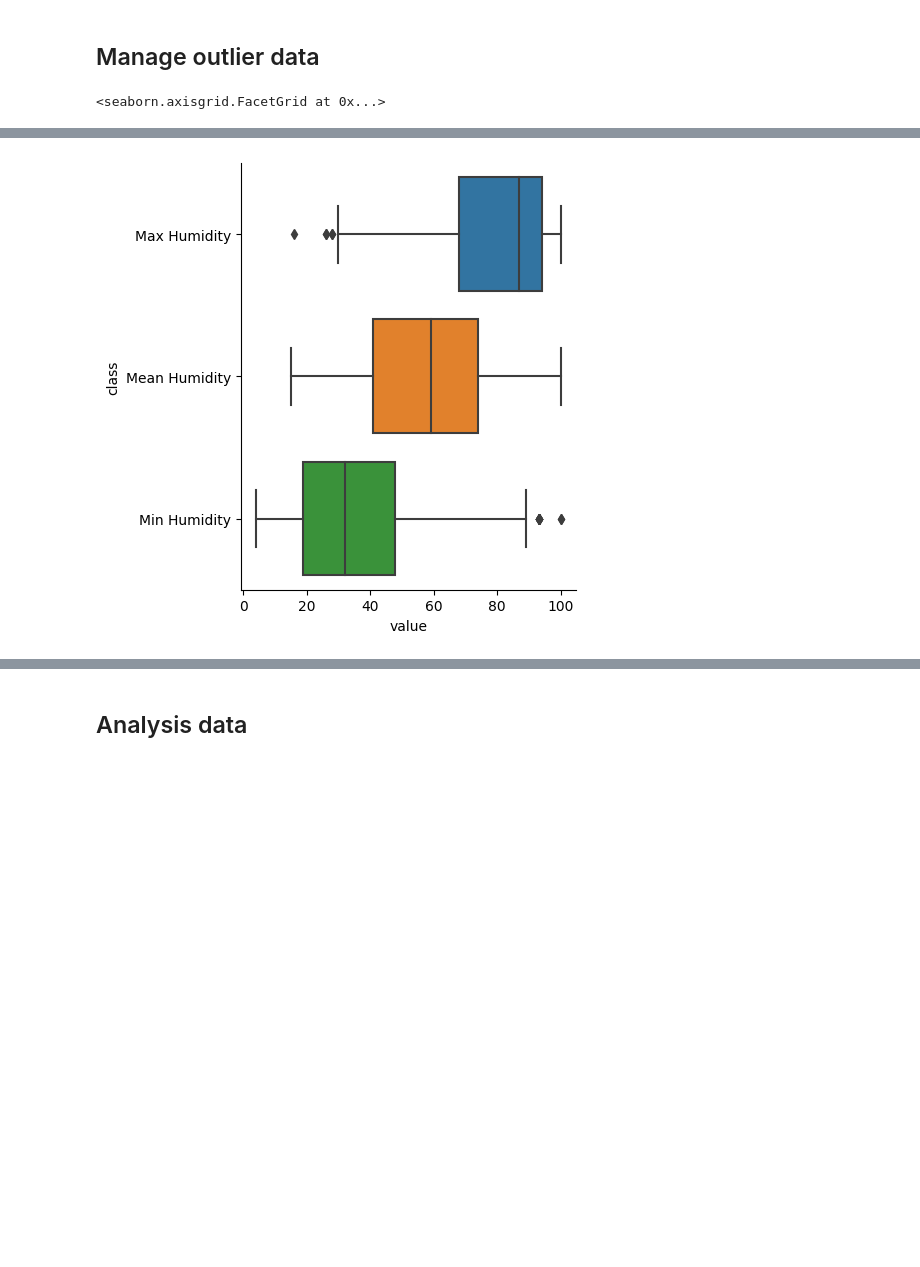
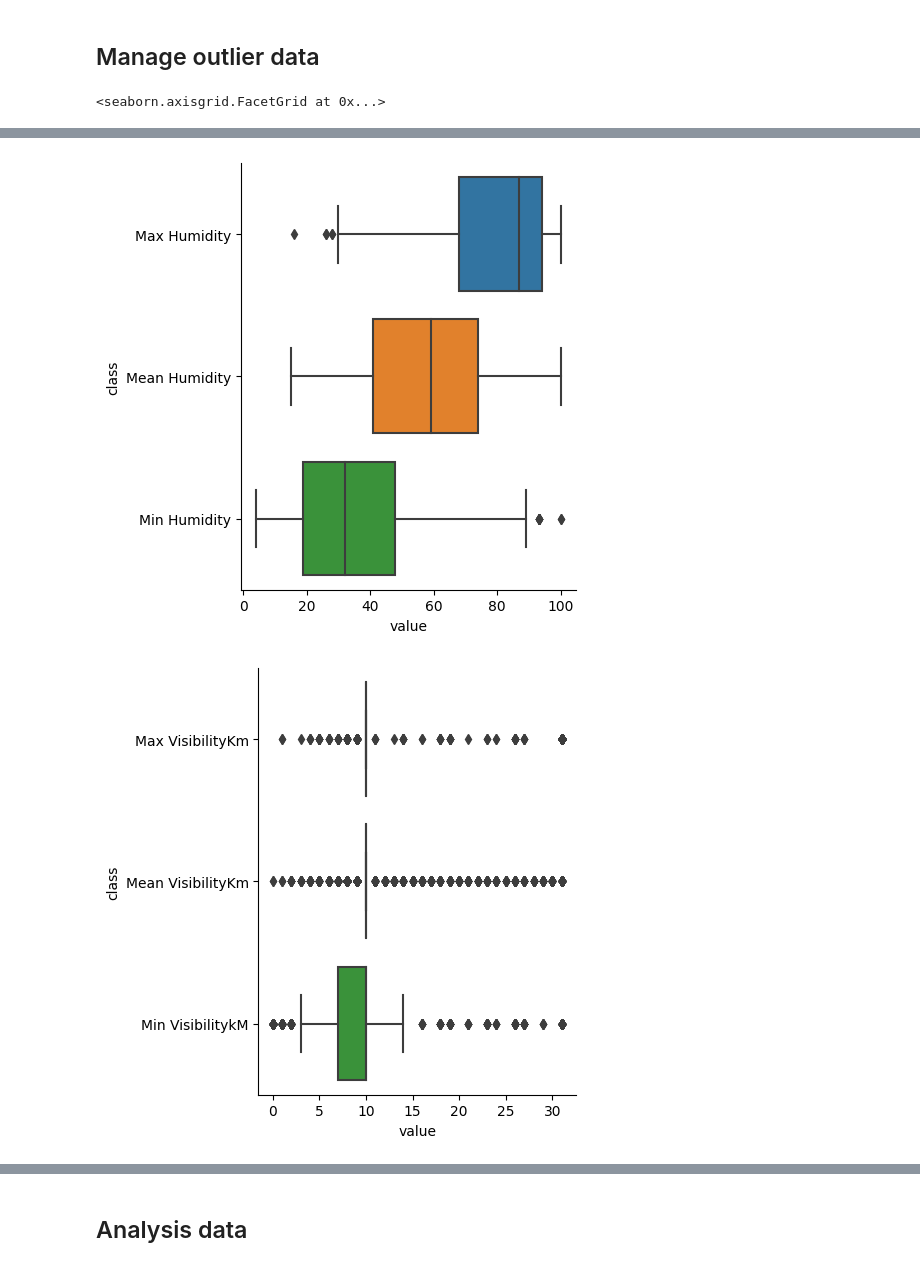
Before and after one commit to nnyPRO/Daily_Weather, a Jupyter notebook: code/project.ipynb, the cells around one changed output, grey strips where cells are left out. Saved outputs shown, nothing was run; the diff lists cells and outputs as text; code cells hidden in the pictures; blank space fills up the shorter version.

```diff
--- a/code/project.ipynb
+++ b/code/project.ipynb
@@ -206,14 +206,15 @@ missing_vis.groupby(missing_vis.CET.dt.year).count()
 # %%
 temp = pd.melt(data, value_vars=data.columns[1:4], var_name='class', value_name='value')
 humi = pd.melt(data, value_vars=data.columns[7:10], var_name='class', value_name='value')
-# vis_temp = data[data.columns[13:16]].dropna()
-# vis = pd.melt(data, value_vars=vis_temp, var_name='class', value_name='value')
+vis_temp = data[data.columns[13:16]].dropna()
+vis = pd.melt(data, value_vars=vis_temp, var_name='class', value_name='value')
 # %%
 sns.catplot(data=temp, x="value", y="class", kind="box")
 sns.catplot(data=humi, x="value", y="class", kind="box")
-# sns.catplot(data=vis, x="value", y="class", kind="box")
+sns.catplot(data=vis, x="value", y="class", kind="box")
 # %% [output]
 <seaborn.axisgrid.FacetGrid at 0x...>
 [figure]
 [figure]
+[figure, added]
 # %%
```
Also changed, not shown: parts of 3 cells of this notebook.
